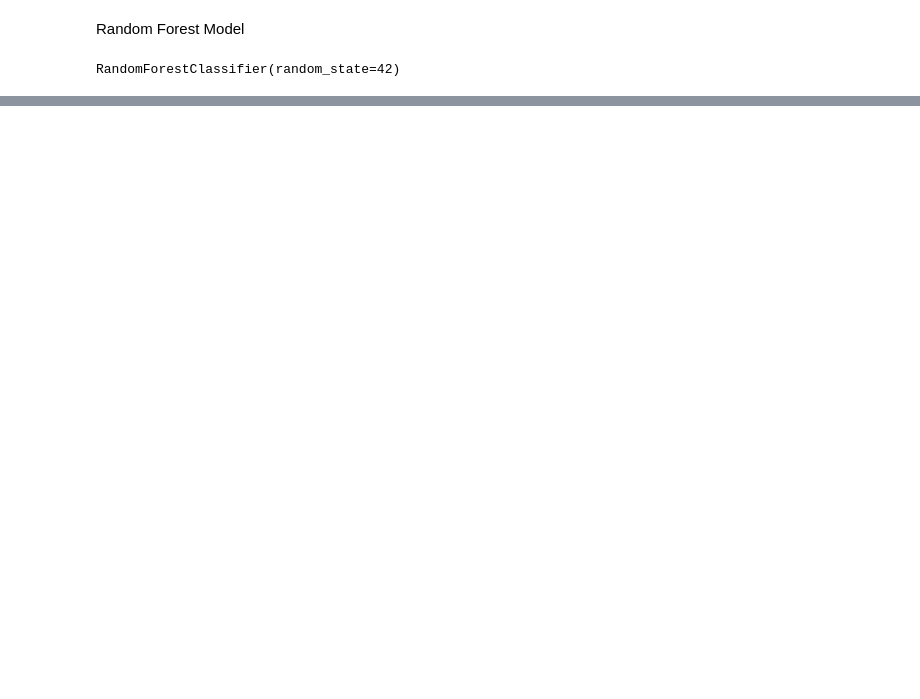
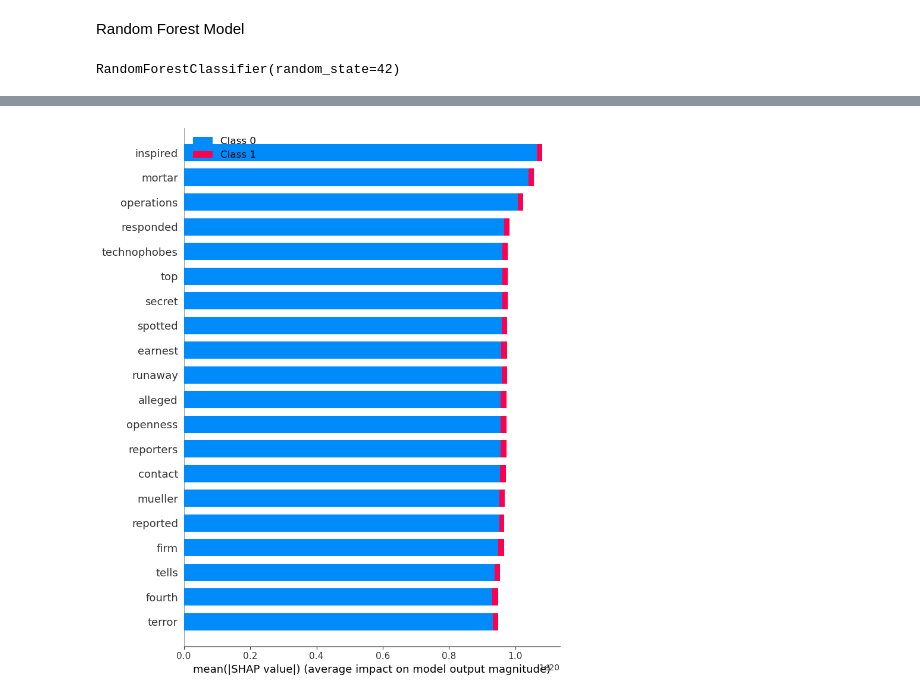
Before and after one commit to gonzalesomar/Kriptos_Technical_Assessment, a Jupyter notebook: Feature_Extraction.ipynb, the cells around one changed output, grey strips where cells are left out. Cells and saved outputs as stored; diff of their text form; code cells hidden in the pictures; blank space fills up the shorter version.

```diff
--- a/Feature_Extraction.ipynb
+++ b/Feature_Extraction.ipynb
@@ -136,0 +313,3 @@ accuracy, classification_rep
+# %%
+rf_clf_sample = RandomForestClassifier(n_estimators=100, random_state=42)
+rf_clf_sample.fit(X_train_sample, y_train_sample)
@@ -136,0 +326,6 @@ accuracy, classification_rep
+# %%
+import shap
+
+# Initialize the SHAP explainer
+explainer = shap.TreeExplainer(rf_clf_sample)
+shap.initjs()
@@ -136,0 +334,9 @@ accuracy, classification_rep
+# %%
+x_test_sample =  X_test_sample.toarray()
+# %%
+shap_values = explainer.shap_values(x_test_sample, check_additivity=False)
+# %%
+# Summary plot
+shap.summary_plot(shap_values, x_test_sample, feature_names=tfidf_vectorizer_sample.get_feature_names_out(), plot_type='bar')
+# %% [output]
+[figure, added]
```
Also changed, not shown: parts of 33 cells of this notebook.
